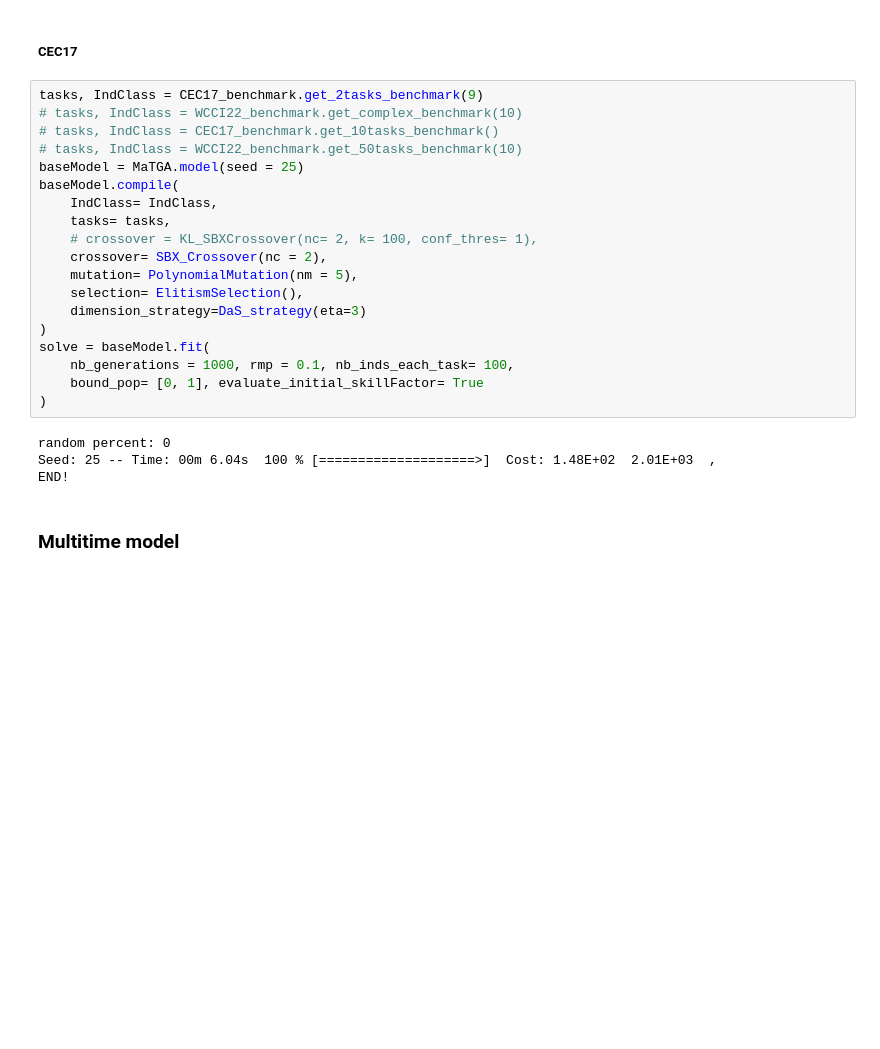
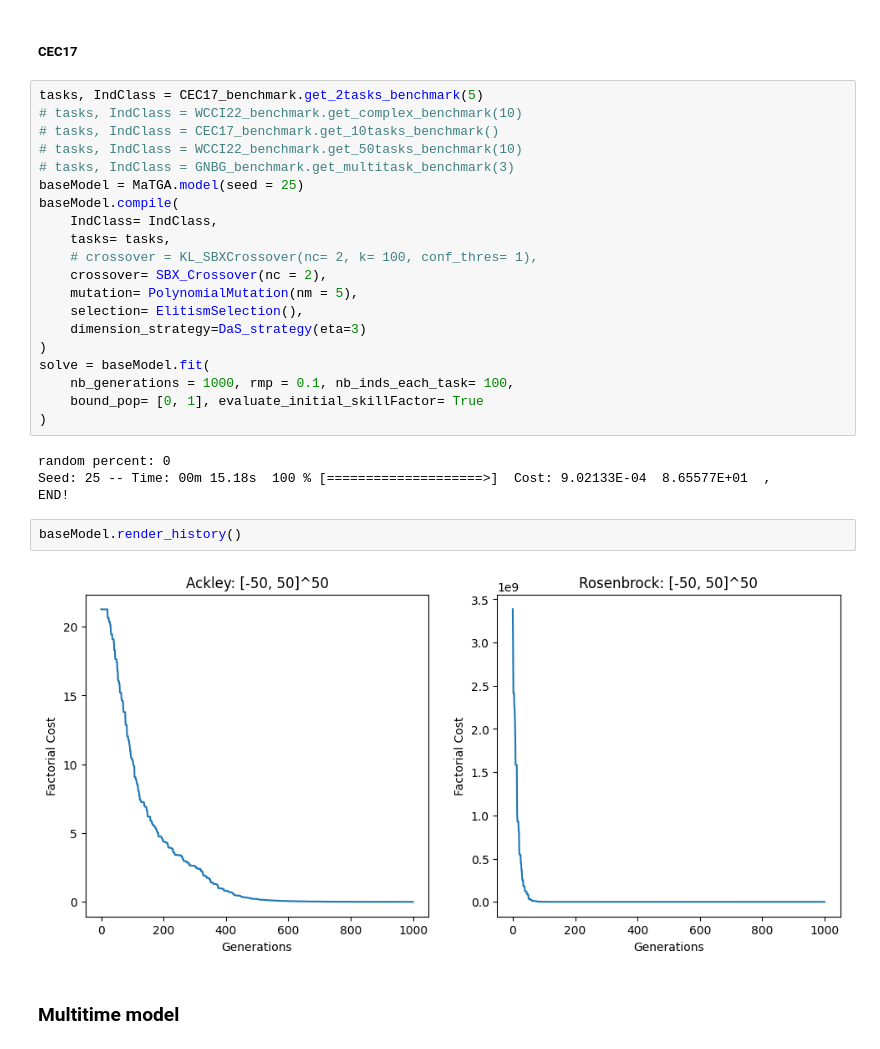
Before and after one commit to vuanhhuyhlqn/pymsoo_amfea, a Jupyter notebook: 3_MaTGA.ipynb, the cells around one changed output. Cells and saved outputs as stored; diff of their text form; blank space fills up the shorter version.

```diff
--- a/3_MaTGA.ipynb
+++ b/3_MaTGA.ipynb
@@ -26,10 +38,11 @@ Do not number the guide lines. Follow the format and do not give any further exp
 # %% [markdown]
 ##### CEC17
 # %%
-tasks, IndClass = CEC17_benchmark.get_2tasks_benchmark(9)
+tasks, IndClass = CEC17_benchmark.get_2tasks_benchmark(5)
 # tasks, IndClass = WCCI22_benchmark.get_complex_benchmark(10)
 # tasks, IndClass = CEC17_benchmark.get_10tasks_benchmark()
 # tasks, IndClass = WCCI22_benchmark.get_50tasks_benchmark(10)
+# tasks, IndClass = GNBG_benchmark.get_multitask_benchmark(3)
 baseModel = MaTGA.model(seed = 25)
 baseModel.compile(
     IndClass= IndClass,
@@ -46,8 +59,12 @@ solve = baseModel.fit(
 )
 # %% [output]
 random percent: 0
-Seed: 25 -- Time: 00m 6.04s  100 % [====================>]  Cost: 1.48E+02  2.01E+03  ,
+Seed: 25 -- Time: 00m 15.18s  100 % [====================>]  Cost: 9.02133E-04  8.65577E+01  ,
 END!
+# %%
+baseModel.render_history()
+# %% [output]
+[figure, added]
 # %% [markdown]
 ### Multitime model
 # %%
```
Also changed, not shown: parts of 2 cells of this notebook, 7 other files.
